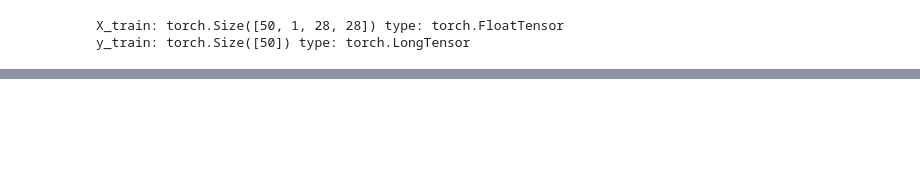
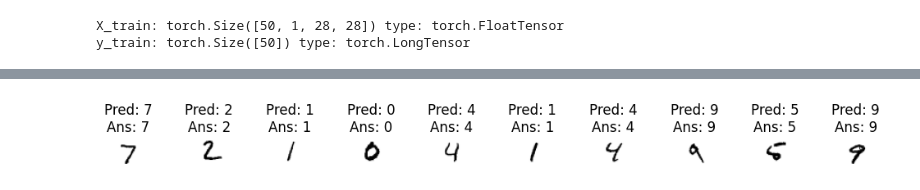
Before and after one commit to yuseoyeon/AI_Practice, a Jupyter notebook: mnist-classification/mnist-classification.ipynb, the cells around one changed output, grey strips where cells are left out. Cells and saved outputs as stored; diff of their text form; code cells hidden in the pictures; blank space fills up the shorter version.

Commit message:
mnist 분류 test 결과 시각화

```diff
--- a/mnist-classification/mnist-classification.ipynb
+++ b/mnist-classification/mnist-classification.ipynb
@@ -143,0 +139,25 @@ Test Average Loss:0.0006, Accuracy:9906/10000(99.06%)
+# %%
+dataiter = iter(test_loader)
+images,labels = next(dataiter)
+images,labels = images.to(DEVICE), labels.to(DEVICE)
+
+with torch.no_grad():
+  outputs = model(images)
+  preds = outputs.argmax(dim=1)
+# %%
+pltsize = 1
+plt.figure(figsize = (10*pltsize,pltsize))
+
+for i in range(10):
+  img = images[i].numpy().reshape(28,28)
+  pred = str(preds[i].item())
+  ans = str(labels[i].item())
+  plt.subplot(1,10,i+1)
+  plt.axis('off')
+  plt.imshow(img,cmap='gray_r')
+  plt.title(f'Pred: {pred}\nAns: {ans}')
+
+plt.tight_layout()
+plt.show()
+# %% [output]
+[figure, added]
```
Also changed, not shown: parts of 4 cells of this notebook.
